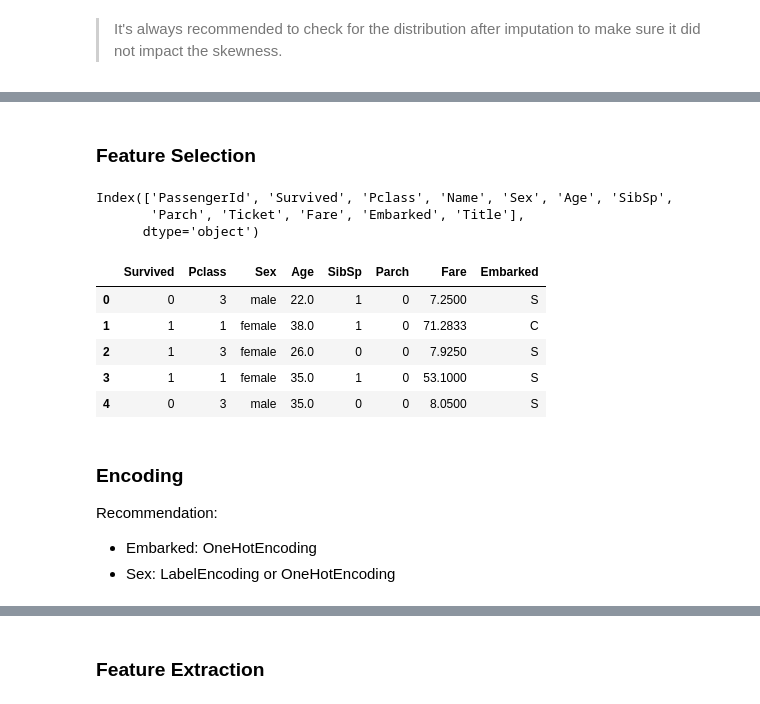
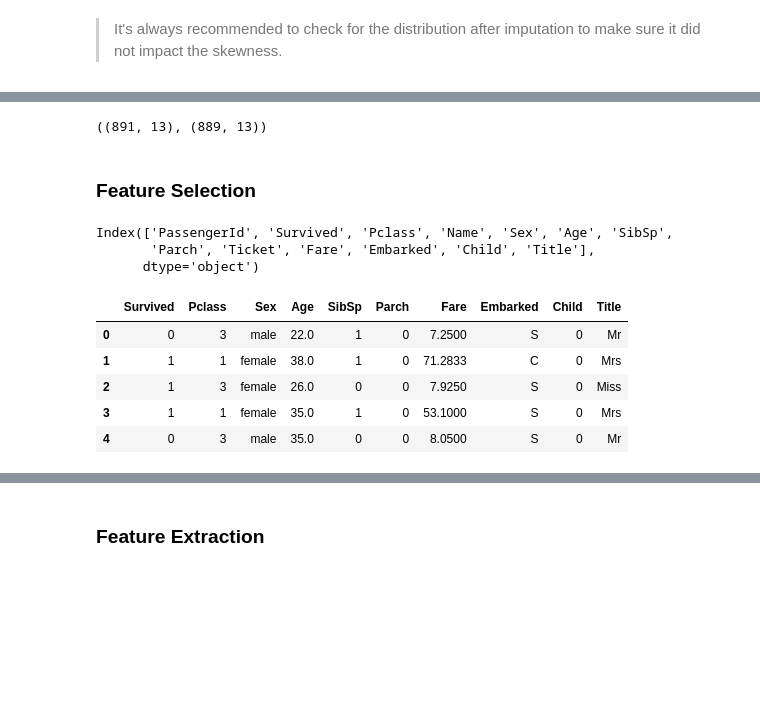
Before and after one commit to BasselD/ai-ml-training, a Jupyter notebook: 04_machine_learning/supervised_learning/preprocessing_data_for_ml.ipynb, the cells around one changed output, grey strips where cells are left out. Drawn from its saved outputs; the diff is of its cells as text; code cells hidden in the pictures; blank space fills up the shorter version.

```diff
--- a/04_machine_learning/supervised_learning/preprocessing_data_for_ml.ipynb
+++ b/04_machine_learning/supervised_learning/preprocessing_data_for_ml.ipynb
@@ -465,7 +468,7 @@ sns.histplot(df['Age'], bins=10)
 # Step 2: Group rare titles into "Other"
 title_counts = df['Title'].value_counts()
 rare_titles = title_counts[title_counts < 10].index  # Titles appearing less than 10 times
-df['Title2'] = df['Title'].replace(rare_titles, 'Other')
+df['Title'] = df['Title'].replace(rare_titles, 'Other')
 #then impute using transofrm
 # %% [markdown]
 Or those rare titles may not have missing values. so check that first.
@@ -497,26 +509,24 @@ Since the distribution is close to the original one (before imputation) we can c
 # %%
 #For Emabkred
 df.dropna(inplace=True)
+df_org.shape, df.shape
+# %% [output]
+((891, 13), (889, 13))
 # %% [markdown]
 ### Feature Selection
 # %%
 df.columns
 # %% [output]
 Index(['PassengerId', 'Survived', 'Pclass', 'Name', 'Sex', 'Age', 'SibSp',
-       'Parch', 'Ticket', 'Fare', 'Embarked', 'Title'],
+       'Parch', 'Ticket', 'Fare', 'Embarked', 'Child', 'Title'],
       dtype='object')
 # %%
-df.drop(columns=['PassengerId', 'Name', 'Title','Ticket'], axis=1, inplace=True)
+df.drop(columns=['PassengerId', 'Name', 'Ticket'], axis=1, inplace=True)
 df.head()
 # %% [output]
-|  | Survived | Pclass | Sex | Age | SibSp | Parch | Fare | Embarked |
-| 0 | 0 | 3 | male | 22.0 | 1 | 0 | 7.2500 | S |
-| 1 | 1 | 1 | female | 38.0 | 1 | 0 | 71.2833 | C |
-| 2 | 1 | 3 | female | 26.0 | 0 | 0 | 7.9250 | S |
-| 3 | 1 | 1 | female | 35.0 | 1 | 0 | 53.1000 | S |
-| 4 | 0 | 3 | male | 35.0 | 0 | 0 | 8.0500 | S |
+|  | Survived | Pclass | Sex | Age | SibSp | Parch | Fare | Embarked | Child | Title |
+| 0 | 0 | 3 | male | 22.0 | 1 | 0 | 7.2500 | S | 0 | Mr |
+| 1 | 1 | 1 | female | 38.0 | 1 | 0 | 71.2833 | C | 0 | Mrs |
+| 2 | 1 | 3 | female | 26.0 | 0 | 0 | 7.9250 | S | 0 | Miss |
+| 3 | 1 | 1 | female | 35.0 | 1 | 0 | 53.1000 | S | 0 | Mrs |
+| 4 | 0 | 3 | male | 35.0 | 0 | 0 | 8.0500 | S | 0 | Mr |
-# %% [markdown]
-### Encoding
-Recommendation:
-- Embarked: OneHotEncoding
-- Sex: LabelEncoding or OneHotEncoding
```
Also changed, not shown: parts of 36 cells of this notebook.
